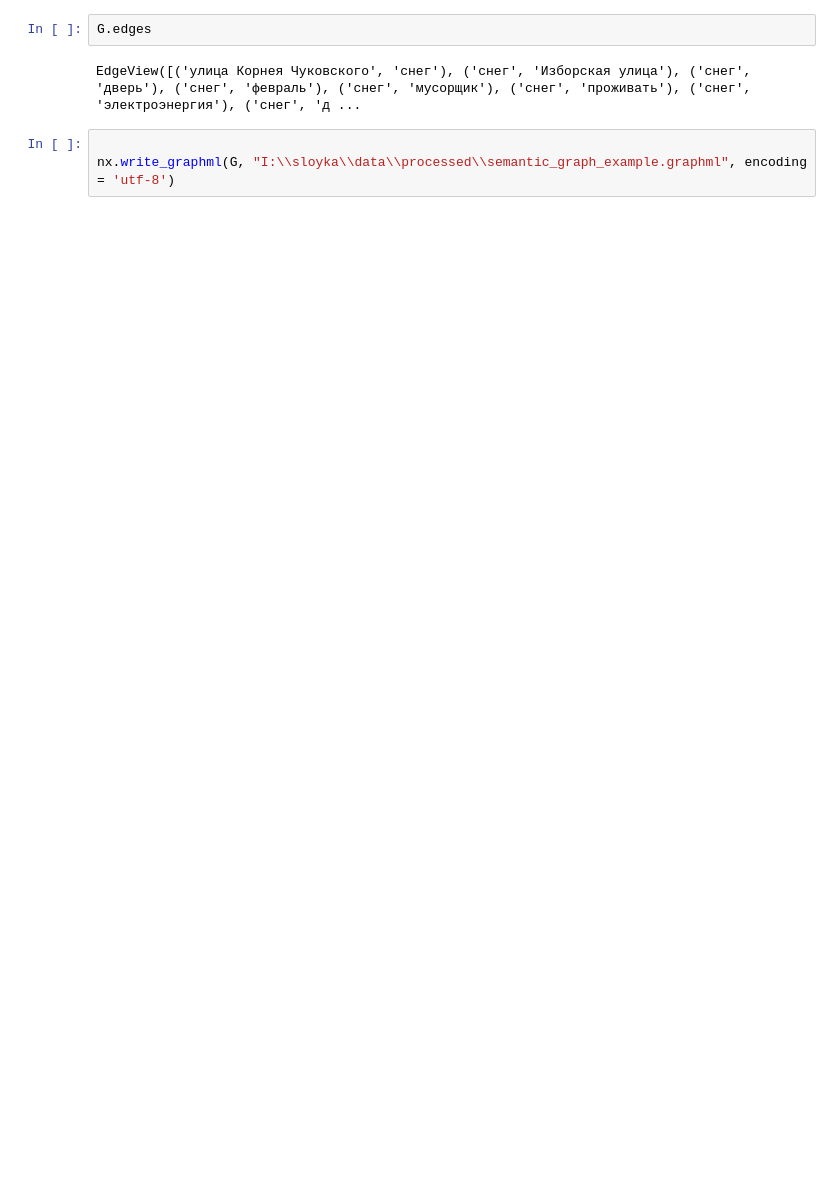
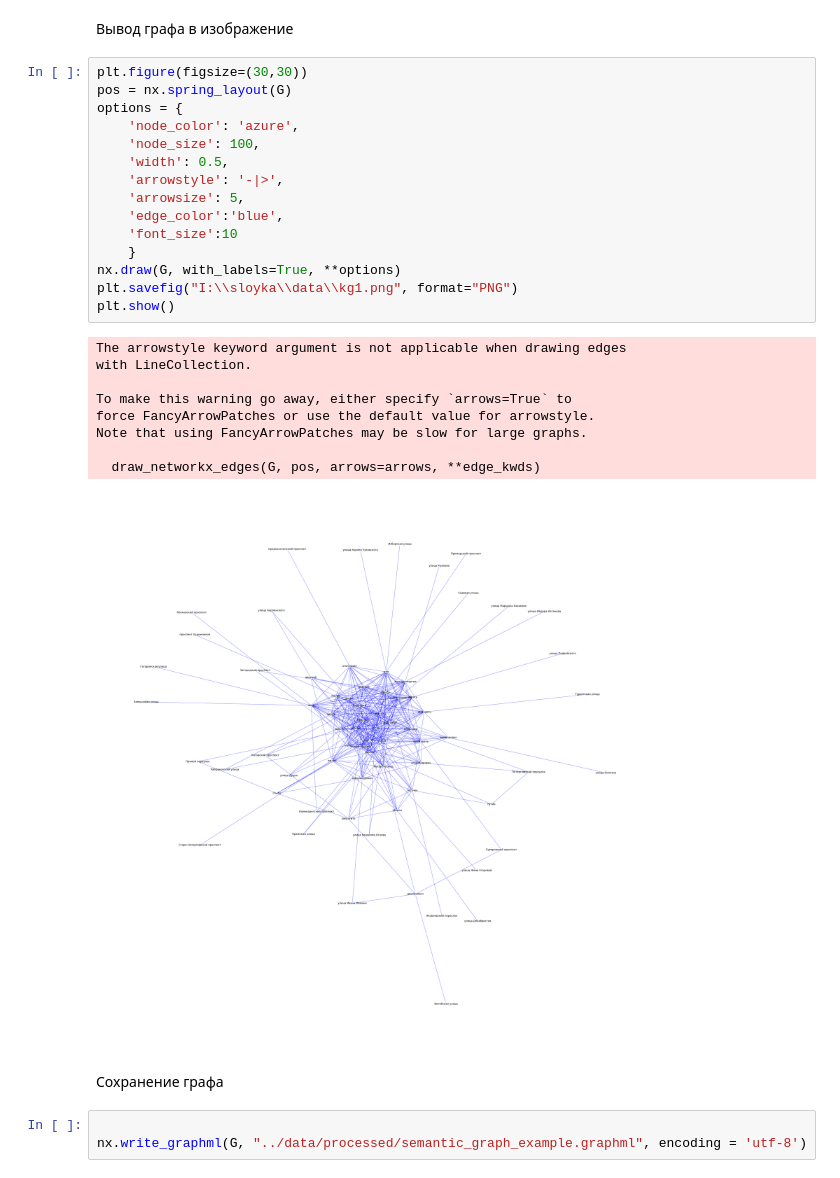
Before and after one commit to Sandrro/sloyka, a Jupyter notebook: examples/semantic_graph_example.ipynb, the cells around one changed output. Cells and saved outputs as stored; diff of their text form; blank space fills up the shorter version.

Commit message:
Added notebook_example, fixed docstrings in semantic graph, wrote tests and added daa from districts. Please check on paths in notebook and tests

```diff
--- a/examples/semantic_graph_example.ipynb
+++ b/examples/semantic_graph_example.ipynb
@@ -33,10 +30,35 @@ G = sm.build_semantic_graph(test_df,
 Extracting keywords
 Keywords extracted
 Calculating semantic closeness
-# %%
-G.edges
-# %% [output]
-EdgeView([('улица Корнея Чуковского', 'снег'), ('снег', 'Изборская улица'), ('снег', 'дверь'), ('снег', 'февраль'), ('снег', 'мусорщик'), ('снег', 'проживать'), ('снег', 'электроэнергия'), ('снег', 'д ...
+# %% [markdown]
+Вывод графа в изображение
+# %%
+plt.figure(figsize=(30,30))
+pos = nx.spring_layout(G)
+options = {
+    'node_color': 'azure',
+    'node_size': 100,
+    'width': 0.5,
+    'arrowstyle': '-|>',
+    'arrowsize': 5,
+    'edge_color':'blue',
+    'font_size':10
+    }
+nx.draw(G, with_labels=True, **options)
+plt.savefig("I:\\sloyka\\data\\kg1.png", format="PNG")
+plt.show()
+# %% [output]
+The arrowstyle keyword argument is not applicable when drawing edges
+with LineCollection.
+
+To make this warning go away, either specify `arrows=True` to
+force FancyArrowPatches or use the default value for arrowstyle.
+Note that using FancyArrowPatches may be slow for large graphs.
+
+  draw_networkx_edges(G, pos, arrows=arrows, **edge_kwds)
+[figure, added]
+# %% [markdown]
+Сохранение графа
 # %%
 
-nx.write_graphml(G, "I:\\sloyka\\data\\processed\\semantic_graph_example.graphml", encoding = 'utf-8')
+nx.write_graphml(G, "../data/processed/semantic_graph_example.graphml", encoding = 'utf-8')
```
Also changed, not shown: parts of 11 cells of this notebook, 12 other files.
